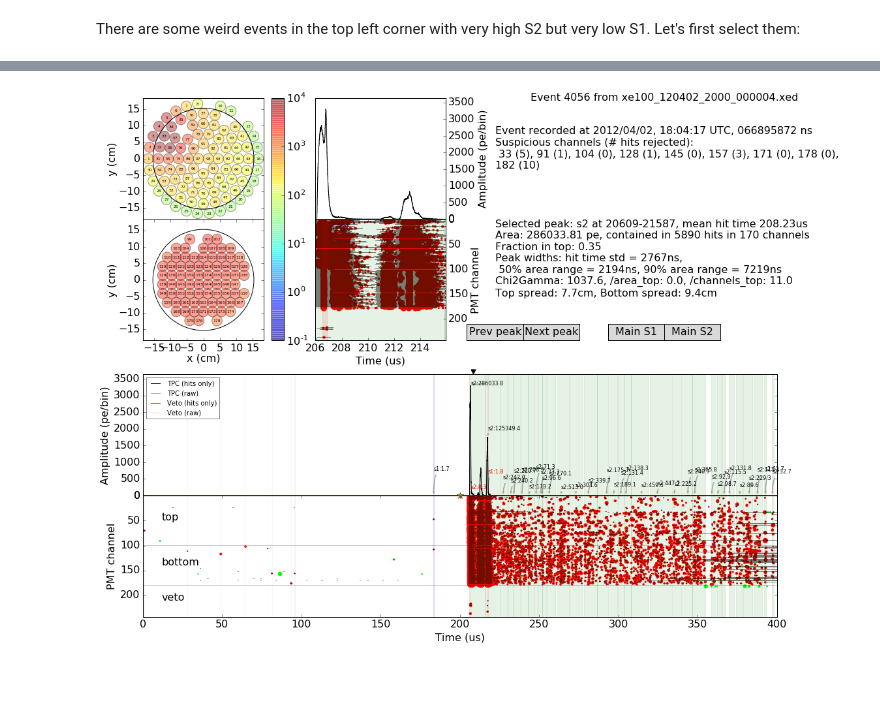
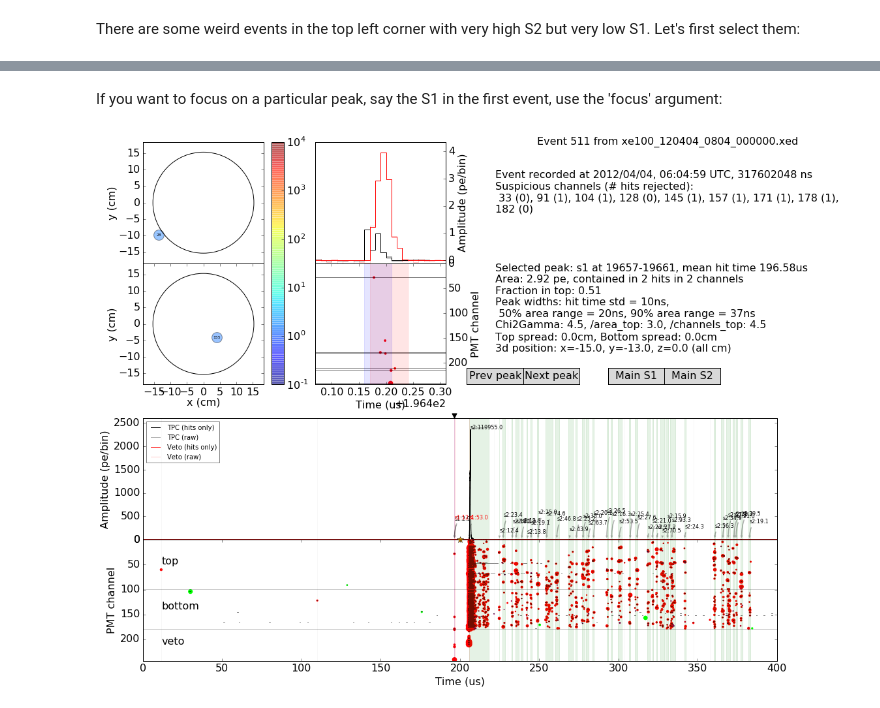
Before and after one commit to XENON1T/hax, a Jupyter notebook: examples/06_waveform_inspection.ipynb, the cells around one changed output, grey strips where cells are left out. Cells and saved outputs as stored; diff of their text form; code cells hidden in the pictures; blank space fills up the shorter version.

```diff
--- a/examples/06_waveform_inspection.ipynb
+++ b/examples/06_waveform_inspection.ipynb
@@ -40,5 +41,5 @@ However, it is a bit inconvenient to first extract the event numbers and dataset
 # %% [markdown]
 Let's load in an AmBe dataset (just like in the hax tutorial):
 # %%
-data = hax.minitrees.load('xe100_120402_2000')
+data = hax.minitrees.load('xe100_120404_0804')
 # %% [output]
@@ -83,4 +83,6 @@ In the second event it seems pax is working correctly (although the S2s are all
+# %% [markdown]
+If you want to focus on a particular peak, say the S1 in the first event, use the 'focus' argument:
 # %%
-hax.waveforms.inspect_events(weird_events[1:2], focus='largest')
+hax.raw_data.inspect_events_from_minitree(weird_events[0:1], focus='main_s1')
 # %% [output]
-[figure, old version]
+[figure, new version]
```
Also changed, not shown: parts of 10 cells of this notebook, 12 other files.
